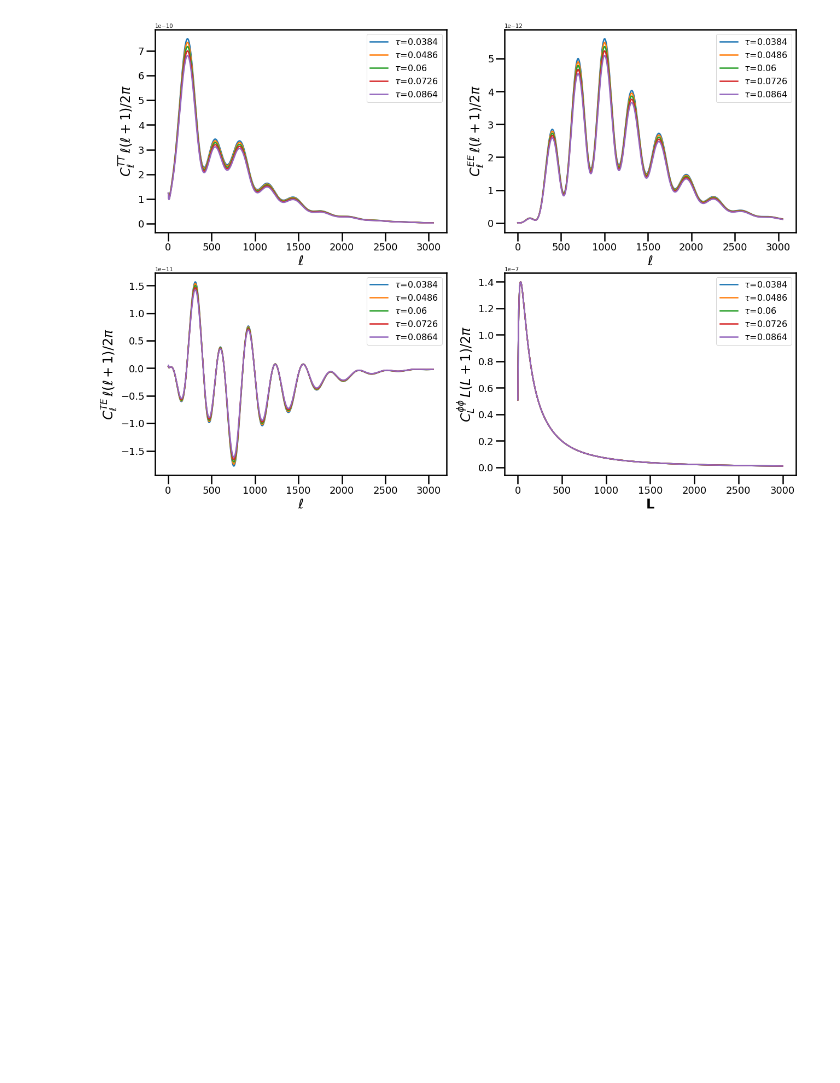
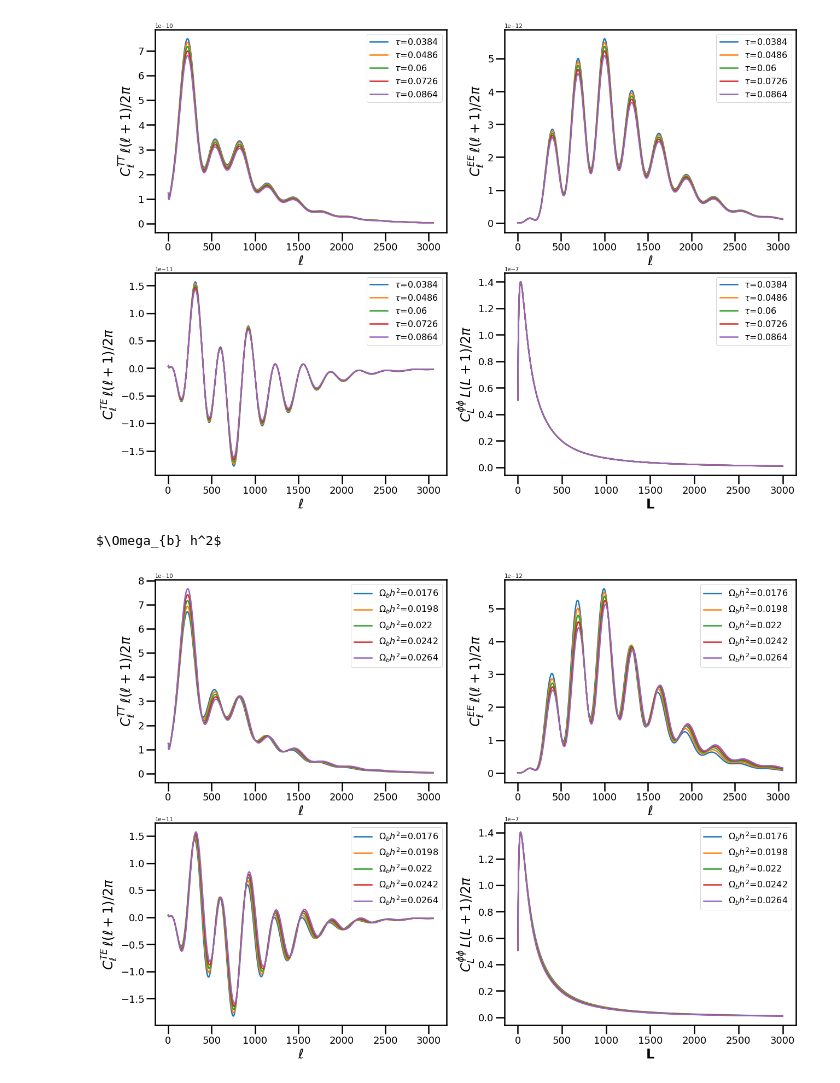
Before and after one commit to nbatta/SSI2017_CMB_COSMO, a Jupyter notebook: CMB Cosmology.ipynb, the cells around one changed output. Saved outputs shown, nothing was run; the diff lists cells and outputs as text; code cells hidden in the pictures; blank space fills up the shorter version.

```diff
--- a/CMB Cosmology.ipynb
+++ b/CMB Cosmology.ipynb
@@ -168,3 +185,8 @@ cmb_par_dependence(lmax,pdfhome+'blah.pdf',param='ns')
 cmb_par_dependence(lmax,pdfhome+'blah.pdf',param='tau')
 # %% [output]
 [figure]
+# %%
+cmb_par_dependence(lmax,pdfhome+'blah.pdf',param='ob')
+# %% [output]
+$\Omega_{b} h^2$
+[figure, added]
```
Also changed, not shown: parts of 4 cells of this notebook.
